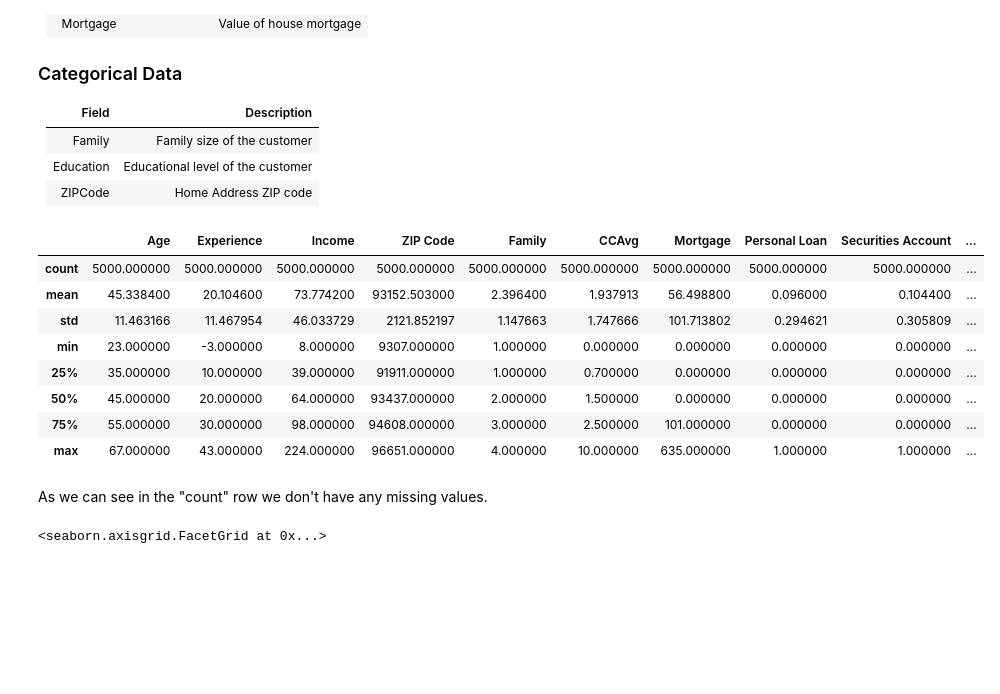
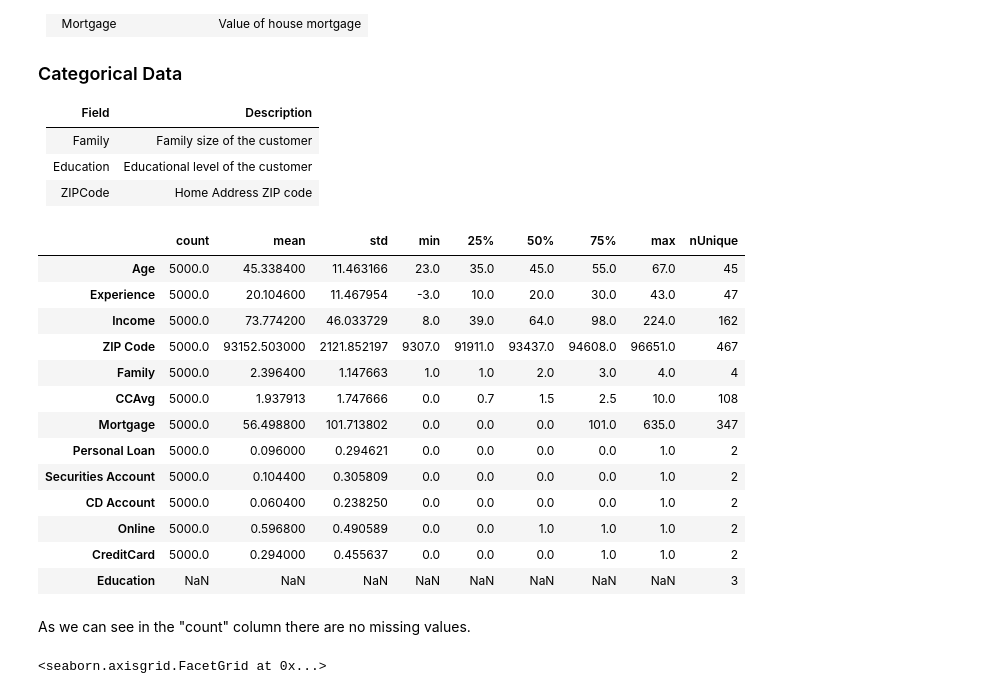
Before and after one commit to henzelennard/personal-loan-modelling, a Jupyter notebook: source/finance-data-analysis.ipynb, the cells around one changed output. Saved outputs shown, nothing was run; the diff lists cells and outputs as text; code cells hidden in the pictures; blank space fills up the shorter version.

```diff
--- a/source/finance-data-analysis.ipynb
+++ b/source/finance-data-analysis.ipynb
@@ -11,6 +12,8 @@ import seaborn as sns
 sns.set_theme()
 # %%
-loan_df = pd.read_excel('../input/personal-loan-modelling/bank-personal-loan-data.xlsx', 'Data').set_index('ID')
+loan_df = pd.read_excel(
+    "../input/personal-loan-modelling/bank-personal-loan-data.xlsx", "Data"
+).set_index("ID")
 loan_df.head()
 # %% [output]
 |  | Age | Experience | Income | ZIP Code | Family | CCAvg | Education | Mortgage | Personal Loan | ... |
@@ -50,21 +53,35 @@ We can divide the columns into three categories: binary data, interval data, ord
 |ZIPCode|Home Address ZIP code|
 # %%
 # Here we resolve the Education column
-loan_df.Education = pd.Series(loan_df.Education.replace({1: "Professional", 2: "Undergrad", 3: "Graduate"}), dtype="category")
+loan_df.Education = pd.Series(
+    loan_df.Education.replace({1: "Professional", 2: "Undergrad", 3: "Graduate"}),
+    dtype="category",
+)
 # %%
-loan_df.describe()
+pd.concat(
+    [
+        loan_df.describe().transpose(),
+        pd.DataFrame(loan_df.apply(lambda x: len(x.unique())), columns=["nUnique"]),
+    ],
+    axis=1,
+)
 # %% [output]
-|  | Age | Experience | Income | ZIP Code | Family | CCAvg | Mortgage | Personal Loan | Securities Account | ... |
-| count | 5000.000000 | 5000.000000 | 5000.000000 | 5000.000000 | 5000.000000 | 5000.000000 | 5000.000000 | 5000.000000 | 5000.000000 | ... |
-| mean | 45.338400 | 20.104600 | 73.774200 | 93152.503000 | 2.396400 | 1.937913 | 56.498800 | 0.096000 | 0.104400 | ... |
-| std | 11.463166 | 11.467954 | 46.033729 | 2121.852197 | 1.147663 | 1.747666 | 101.713802 | 0.294621 | 0.305809 | ... |
-| min | 23.000000 | -3.000000 | 8.000000 | 9307.000000 | 1.000000 | 0.000000 | 0.000000 | 0.000000 | 0.000000 | ... |
-| 25% | 35.000000 | 10.000000 | 39.000000 | 91911.000000 | 1.000000 | 0.700000 | 0.000000 | 0.000000 | 0.000000 | ... |
-| 50% | 45.000000 | 20.000000 | 64.000000 | 93437.000000 | 2.000000 | 1.500000 | 0.000000 | 0.000000 | 0.000000 | ... |
-| 75% | 55.000000 | 30.000000 | 98.000000 | 94608.000000 | 3.000000 | 2.500000 | 101.000000 | 0.000000 | 0.000000 | ... |
-| max | 67.000000 | 43.000000 | 224.000000 | 96651.000000 | 4.000000 | 10.000000 | 635.000000 | 1.000000 | 1.000000 | ... |
+|  | count | mean | std | min | 25% | 50% | 75% | max | nUnique |
+| Age | 5000.0 | 45.338400 | 11.463166 | 23.0 | 35.0 | 45.0 | 55.0 | 67.0 | 45 |
+| Experience | 5000.0 | 20.104600 | 11.467954 | -3.0 | 10.0 | 20.0 | 30.0 | 43.0 | 47 |
+| Income | 5000.0 | 73.774200 | 46.033729 | 8.0 | 39.0 | 64.0 | 98.0 | 224.0 | 162 |
+| ZIP Code | 5000.0 | 93152.503000 | 2121.852197 | 9307.0 | 91911.0 | 93437.0 | 94608.0 | 96651.0 | 467 |
+| Family | 5000.0 | 2.396400 | 1.147663 | 1.0 | 1.0 | 2.0 | 3.0 | 4.0 | 4 |
+| CCAvg | 5000.0 | 1.937913 | 1.747666 | 0.0 | 0.7 | 1.5 | 2.5 | 10.0 | 108 |
+| Mortgage | 5000.0 | 56.498800 | 101.713802 | 0.0 | 0.0 | 0.0 | 101.0 | 635.0 | 347 |
+| Personal Loan | 5000.0 | 0.096000 | 0.294621 | 0.0 | 0.0 | 0.0 | 0.0 | 1.0 | 2 |
+| Securities Account | 5000.0 | 0.104400 | 0.305809 | 0.0 | 0.0 | 0.0 | 0.0 | 1.0 | 2 |
+| CD Account | 5000.0 | 0.060400 | 0.238250 | 0.0 | 0.0 | 0.0 | 0.0 | 1.0 | 2 |
+| Online | 5000.0 | 0.596800 | 0.490589 | 0.0 | 0.0 | 1.0 | 1.0 | 1.0 | 2 |
+| CreditCard | 5000.0 | 0.294000 | 0.455637 | 0.0 | 0.0 | 0.0 | 1.0 | 1.0 | 2 |
+| Education | NaN | NaN | NaN | NaN | NaN | NaN | NaN | NaN | 3 |
 # %% [markdown]
-As we can see in the "count" row we don't have any missing values.
+As we can see in the "count" column there are no missing values.
 # %%
 sns.catplot(loan_df, kind="bar", x="Education", y="Income", errorbar="sd")
 # %% [output]
```
Also changed, not shown: parts of 3 cells of this notebook, 1 other file.
